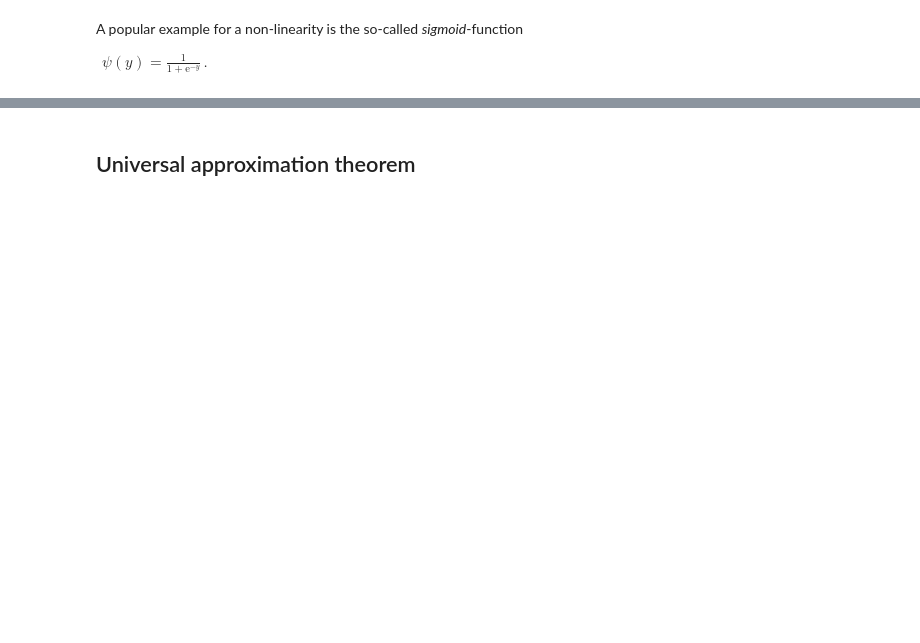
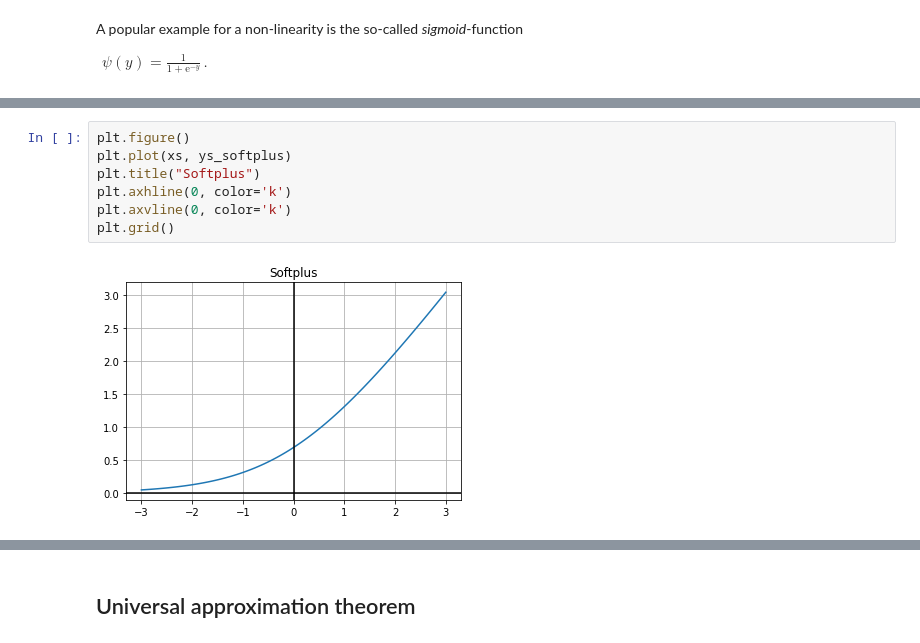
Before and after one commit to bullette007/bullette007.github.io, a Jupyter notebook: book/_sources/05_NeuralNetworksForCompImg.ipynb, the cells around one changed output, grey strips where cells are left out. Saved outputs shown, nothing was run; the diff lists cells and outputs as text; blank space fills up the shorter version.

```diff
--- a/book/_sources/05_NeuralNetworksForCompImg.ipynb
+++ b/book/_sources/05_NeuralNetworksForCompImg.ipynb
@@ -204,0 +266,9 @@ In batch processing, he result of a batch of data processed by a linear layer, i
+# %%
+plt.figure()
+plt.plot(xs, ys_softplus)
+plt.title("Softplus")
+plt.axhline(0, color='k')
+plt.axvline(0, color='k')
+plt.grid()
+# %% [output]
+[figure, added]
```
Also changed, not shown: parts of 134 cells of this notebook, 55 other files.
